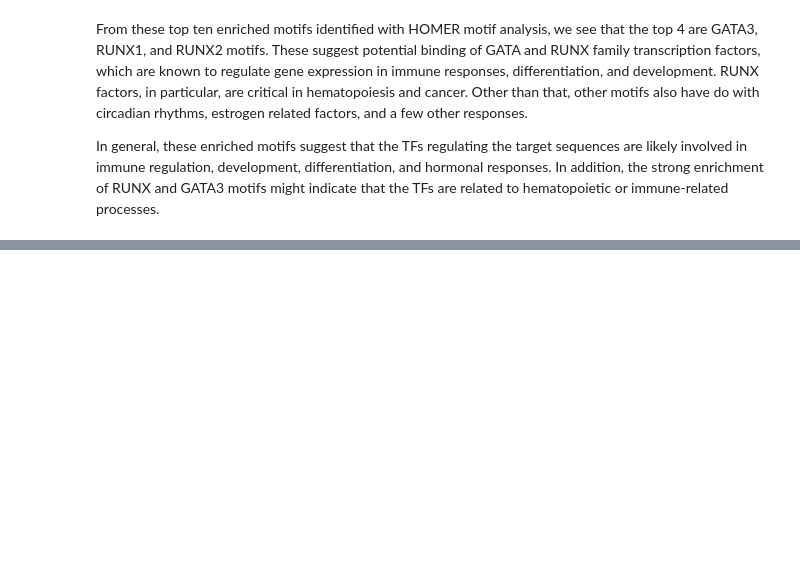
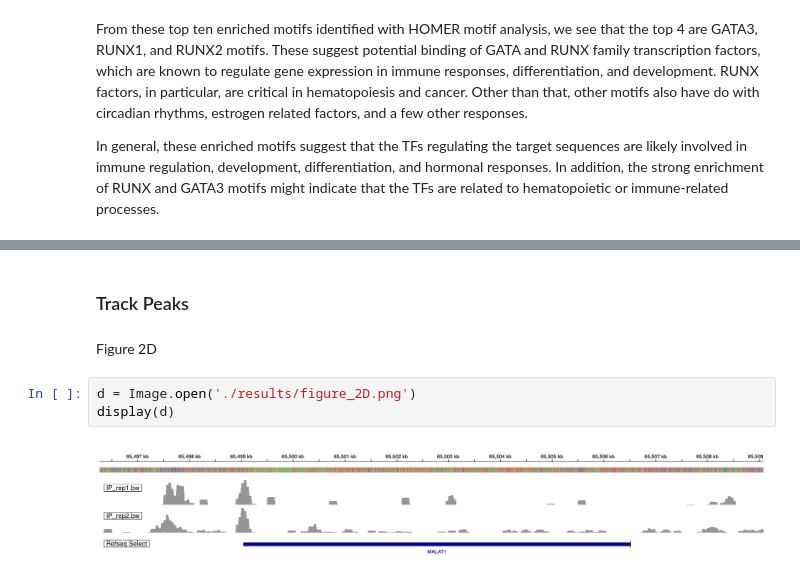
Before and after one commit to Nathan2400912/Chipseq_analysis, a Jupyter notebook: answers.ipynb, the cells around one changed output, grey strips where cells are left out. Drawn from its saved outputs; the diff is of its cells as text; blank space fills up the shorter version.

```diff
--- a/answers.ipynb
+++ b/answers.ipynb
@@ -47,0 +158,9 @@ In general, these enriched motifs suggest that the TFs regulating the target seq
+# %% [markdown]
+### Track Peaks
+# %% [markdown]
+Figure 2D
+# %%
+d = Image.open('./results/figure_2D.png')
+display(d)
+# %% [output]
+[figure, added]
```
Also changed, not shown: parts of 28 cells of this notebook.
